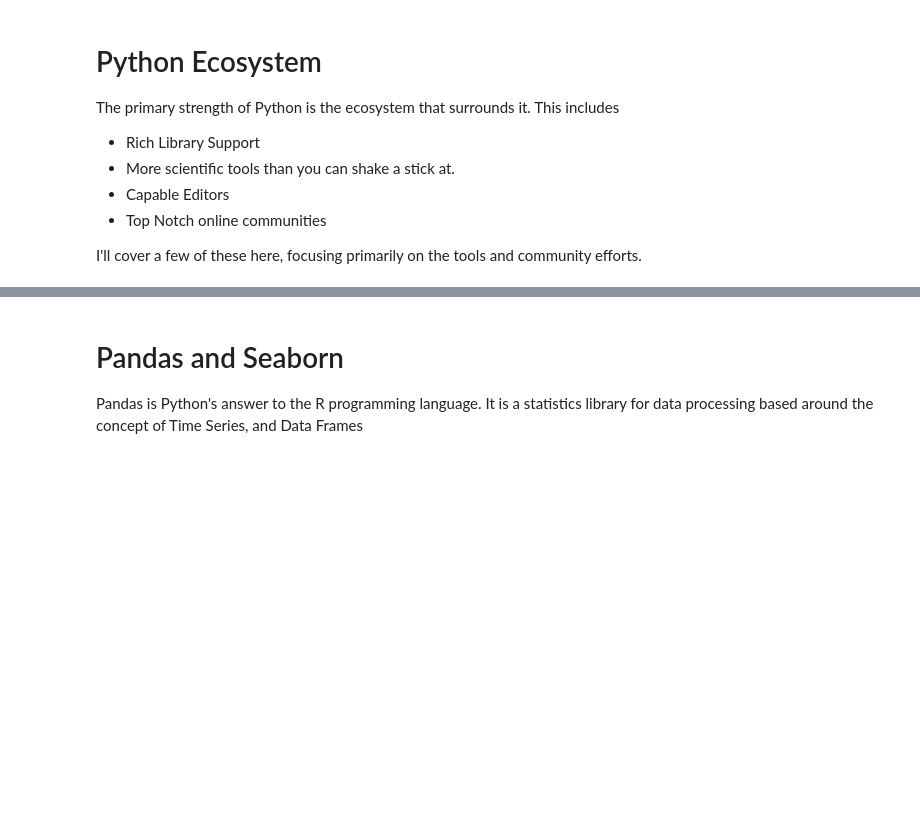
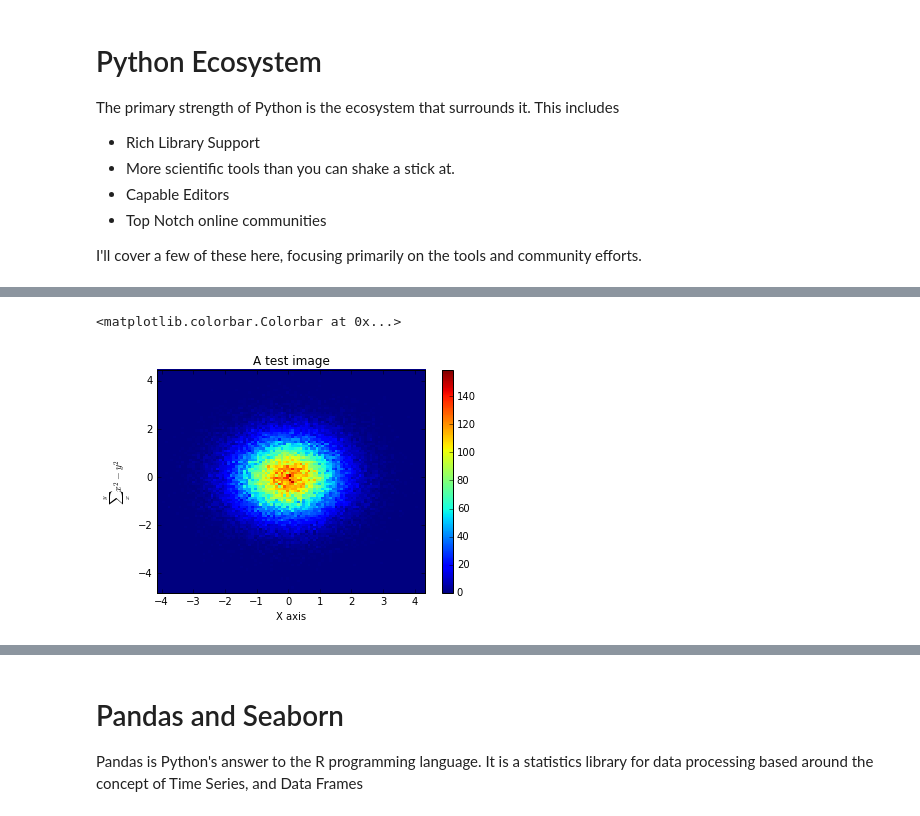
Before and after one commit to josephhardinee/YSPD_seminar_PNNL_2016, a Jupyter notebook: YSPD_2016_presentation.ipynb, the cells around one changed output, grey strips where cells are left out. Drawn from its saved outputs; the diff is of its cells as text; code cells hidden in the pictures; blank space fills up the shorter version.

```diff
--- a/YSPD_2016_presentation.ipynb
+++ b/YSPD_2016_presentation.ipynb
@@ -154,0 +340,12 @@ Anaconda and Conda
+# %%
+y = np.random.randn(100000)
+x = np.random.randn(100000)
+
+plt.hist2d(x,y, cmap='jet', bins=100);
+plt.xlabel('X axis')
+plt.ylabel('$\sum_x^y{x^2 - y^2}$')
+plt.title('A test image')
+plt.colorbar()
+# %% [output]
+<matplotlib.colorbar.Colorbar at 0x...>
+[figure, added]
```
Also changed, not shown: parts of 63 cells of this notebook, 9 other files.
